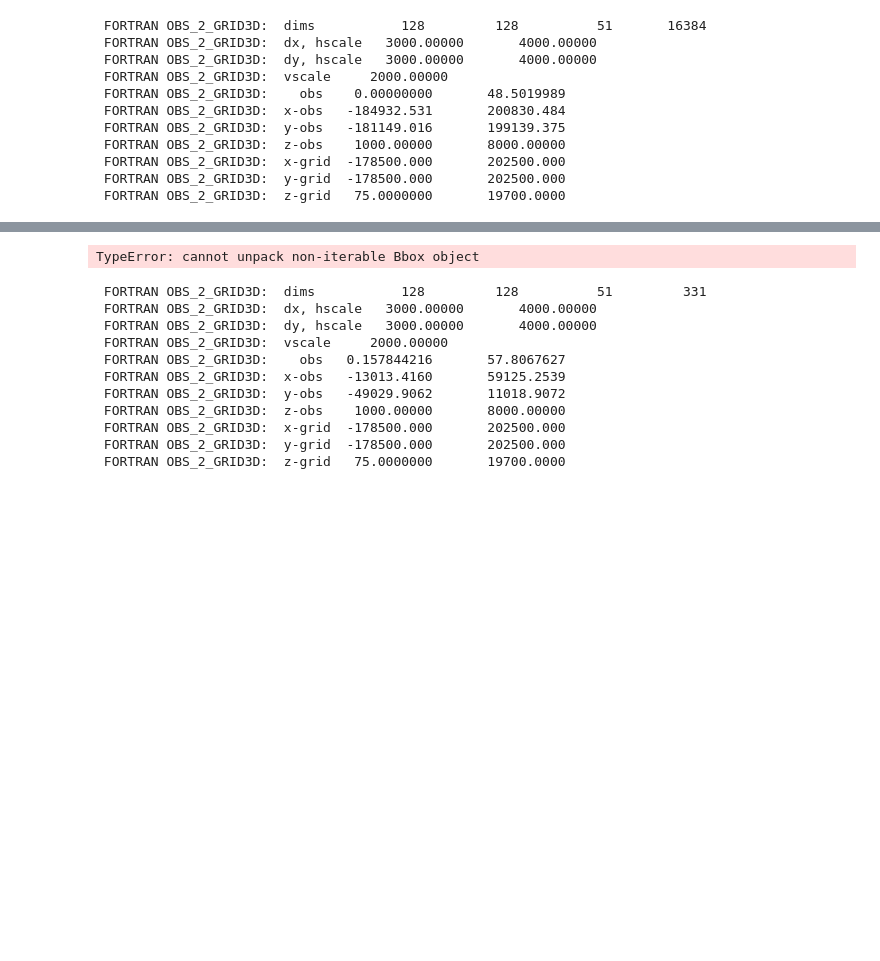
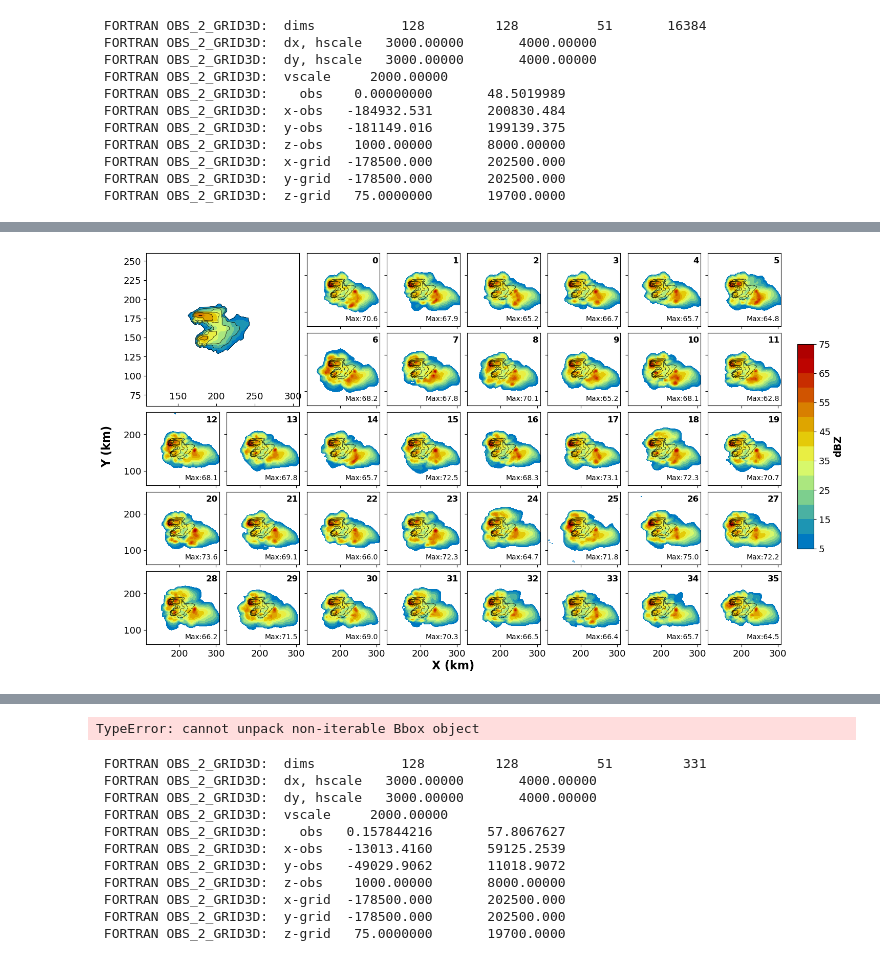
Before and after one commit to jessmcd/CM1_LETKF_2025, a Jupyter notebook: LETKF_testing.ipynb, the cells around one changed output, grey strips where cells are left out. Cells and saved outputs as stored; diff of their text form; code cells hidden in the pictures; blank space fills up the shorter version.

```diff
--- a/LETKF_testing.ipynb
+++ b/LETKF_testing.ipynb
@@ -142,0 +141,90 @@ t = ens.ens_GRID_RELECTIVITY(ens_state, cref=True)
+# %%
+
+ne = ens_state.ne
+height = 1 # in km
+cref = True
+obs = True
+plot_width = 200 # in km
+smooth_obs = True
+
+
+fig, axes = plt.subplots(5,8, sharex=True, sharey=True, figsize=(16,10), subplot_kw={'aspect':'equal'})
+gs = axes[0,1].get_gridspec()
+for ax in [axes[0,0], axes[0,1], axes[1,0], axes[1,1]]:
+    ax.remove()
+
+axbig = fig.add_subplot(gs[0:2, 0:2])
+axbig.set_aspect('equal')
+axbig.tick_params(axis="x", direction="in", pad=-20)
+
+ax_list = []# axes.flatten
+for n,ax in enumerate(axes.flatten()):
+    if n not in [0,1,8,9]:
+        ax_list.append(ax)
+
+
+x = ens_state.xc[:]/1000
+y = ens_state.yc[:]/1000
+z = ens_state.zc[:]/1000
+
+zi = findnearest(z, height) # if cref is chosen, this isn't used
+# prepping the observations
+if obs == True:
+    obs_3d = ens.ens_GRID_RELECTIVITY(ens_state, cref=cref)
+    if cref == True: obs = obs_3d[0]
+    else: obs = obs_3d[zi] # this data is interpolated to the model grid, so this is okay to index with zi
+    if smooth_obs: obs = gaussian_filter(obs, sigma=.5)
+
+
+# full_field = ens_state['DBZ'][:].sum(axis=(0,1))
+# yc, xc = np.where(full_field == full_field.max())
+
+yc, xc = np.where(obs == obs.max())
+
+
+
+# now shift
+shift = 30 #km
+xc = xc[0] + int(30/(ens_state.dx/1000))
+yc = yc[0] - int(20/(ens_state.dy/1000))
+
+print(yc, xc)
+
+if plot_width!= None:
+    axes[-1,-1].set_xlim(x[xc]-plot_width/2, x[xc]+plot_width/2) # shift plot 20 km to the right, it just looks better
+    axes[-1,-1].set_ylim(y[yc]-plot_width/2, y[yc]+plot_width/2)
+axbig.set_xlim(x[xc]-plot_width/2, x[xc]+plot_width/2)
+axbig.set_ylim(y[yc]-plot_width/2, y[yc]+plot_width/2)
+
+axbig.contourf(x,y, obs, cmap=ctables.REF_default, levels=np.arange(5,80,5))
+axbig.contour(x,y, obs, colors='k', linewidths=0.5, levels=np.arange(5,80,10))
+
+
+
+for i,ax in enumerate(ax_list):
+    #if i not in [0,1,8,9]:
+        #ax.set_title('boo')
+     # NOTE, the FINAL member is the mean member!!!!
+
+    if cref == True: dbz = ens_state['DBZ'][i,:].max(axis=0)
+    else: dbz = ens_state['DBZ'][i,zi]
+
+
+    im=ax.contourf(x,y, dbz, cmap=ctables.REF_default, levels=np.arange(5,80,5))
+    #ax.contour(x,y, dbz, colors='k', linewidths=0.5, levels=np.arange(5,80,10))
+    ax.contour(x,y, obs, colors='k', levels=np.arange(10,80,10), linewidths=0.5)
+    ax.text(0.98, .05, f'Max:{dbz.max():.1f}', va='bottom',ha='right', fontsize=10, transform=ax.transAxes)
+    ax.text(0.98, .95, f'{i}', ha='right', va='top',fontsize=12, transform=ax.transAxes, weight='bold')
+
+# xwidth = (axes[0,0].get_position().x1-axes[0,0].get_position().x0)*.2
+# ywidth = (axes[0,0].get_position().y1-axes[0,0].get_position().y0)*.4
+plt.subplots_adjust(hspace = .05 ,wspace = .1)
+
+cbar_ax = fig.add_axes([0.92, 0.3, 0.02, 0.4])
+cbar = fig.colorbar(im, cax=cbar_ax)
+cbar.set_label('dBZ', weight='bold')
+
+
+fig.text(0.5, 0.07, 'X (km)', ha='center', va='center', weight='bold', fontsize=16);
+fig.text(0.07,0.5, r'Y (km)', weight='bold', va='center', fontsize=16, rotation='vertical');
+# %% [output]
@@ -142,0 +243 @@ t = ens.ens_GRID_RELECTIVITY(ens_state, cref=True)
+[figure, added]
```
Also changed, not shown: parts of 8 cells of this notebook, 9 other files.
